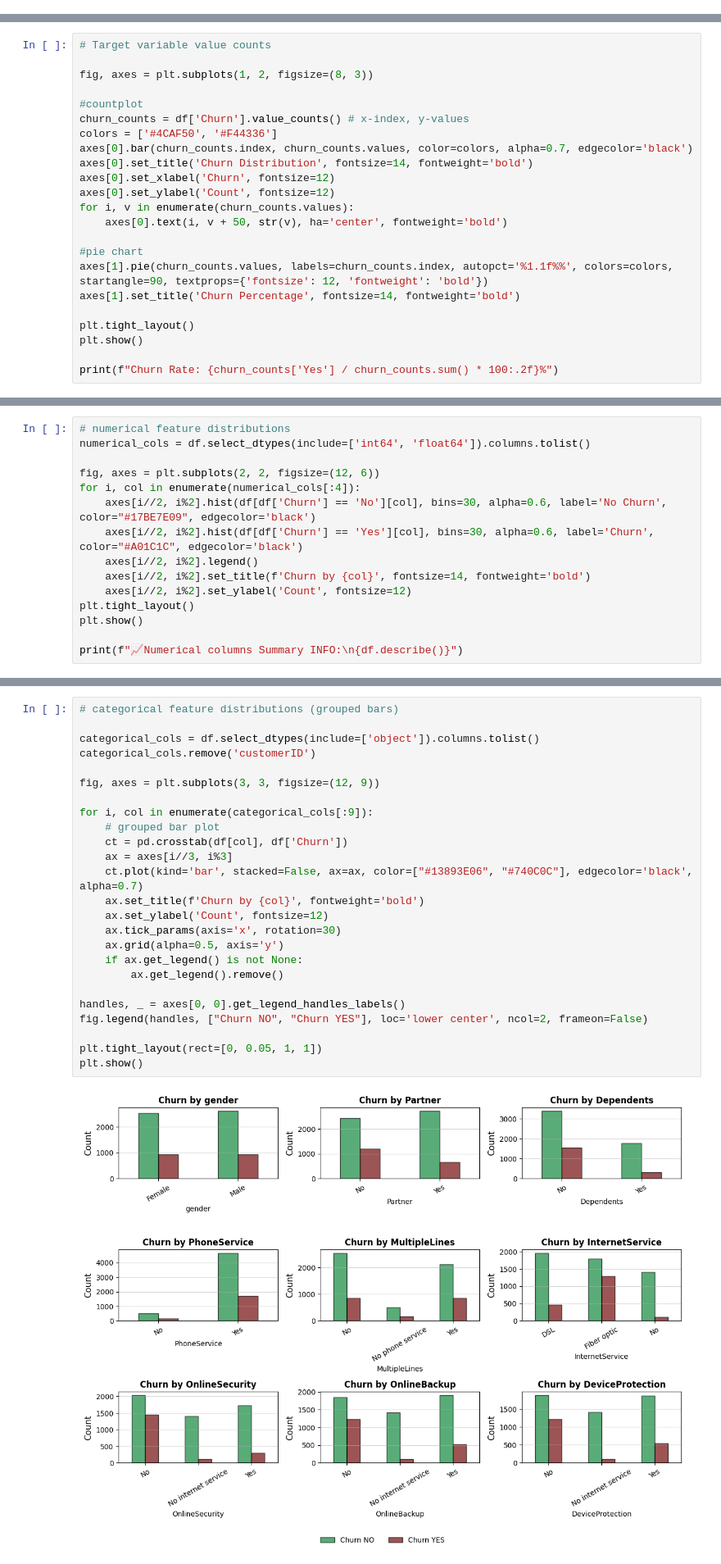
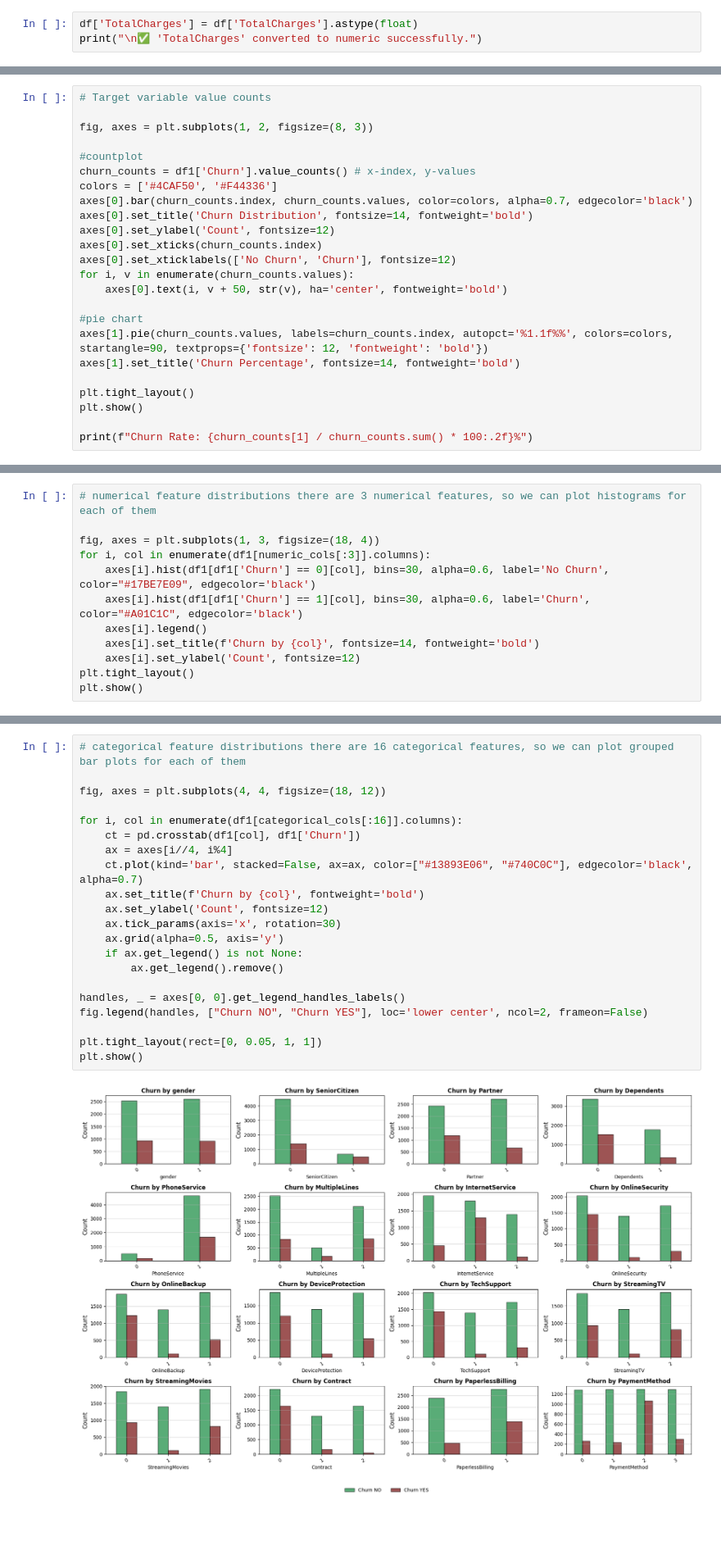
Before and after one commit to Mkrishna253/Telco-Customer-Churn-Predictor, a Jupyter notebook: Customer_churn.ipynb, the cells around one changed output, grey strips where cells are left out. Shown at 82% size. Cells and saved outputs as stored; diff of their text form; blank space fills up the shorter version.

```diff
--- a/Customer_churn.ipynb
+++ b/Customer_churn.ipynb
@@ -55,0 +87,3 @@ print("✅ Converted 'TotalCharges' to numeric and handled missing values.")
+# %%
+df['TotalCharges'] = df['TotalCharges'].astype(float)
+print("\n✅ 'TotalCharges' converted to numeric successfully.")
@@ -59,12 +149,13 @@ print("✅ Converted 'TotalCharges' to numeric and handled missing values.")
 fig, axes = plt.subplots(1, 2, figsize=(8, 3))
 
 #countplot
-churn_counts = df['Churn'].value_counts() # x-index, y-values
+churn_counts = df1['Churn'].value_counts() # x-index, y-values
 colors = ['#4CAF50', '#F44336']
 axes[0].bar(churn_counts.index, churn_counts.values, color=colors, alpha=0.7, edgecolor='black')
 axes[0].set_title('Churn Distribution', fontsize=14, fontweight='bold')
-axes[0].set_xlabel('Churn', fontsize=12)
 axes[0].set_ylabel('Count', fontsize=12)
+axes[0].set_xticks(churn_counts.index)
+axes[0].set_xticklabels(['No Churn', 'Churn'], fontsize=12)
 for i, v in enumerate(churn_counts.values):
     axes[0].text(i, v + 50, str(v), ha='center', fontweight='bold')
 
@@ -75,5 +166,5 @@ axes[1].set_title('Churn Percentage', fontsize=14, fontweight='bold')
 plt.tight_layout()
 plt.show()
 
-print(f"Churn Rate: {churn_counts['Yes'] / churn_counts.sum() * 100:.2f}%")
+print(f"Churn Rate: {churn_counts[1] / churn_counts.sum() * 100:.2f}%")
 # %% [output]
@@ -82,16 +181,13 @@ Churn Rate: 26.54%
 # %%
-# numerical feature distributions
-numerical_cols = df.select_dtypes(include=['int64', 'float64']).columns.tolist()
+# numerical feature distributions there are 3 numerical features, so we can plot histograms for each of them
 
-fig, axes = plt.subplots(2, 2, figsize=(12, 6))
-for i, col in enumerate(numerical_cols[:4]):
-    axes[i//2, i%2].hist(df[df['Churn'] == 'No'][col], bins=30, alpha=0.6, label='No Churn', color="#17BE7E09", edgecolor='black')
-    axes[i//2, i%2].hist(df[df['Churn'] == 'Yes'][col], bins=30, alpha=0.6, label='Churn', color="#A01C1C", edgecolor='black')
-    axes[i//2, i%2].legend()
-    axes[i//2, i%2].set_title(f'Churn by {col}', fontsize=14, fontweight='bold')
-    axes[i//2, i%2].set_ylabel('Count', fontsize=12)
+fig, axes = plt.subplots(1, 3, figsize=(18, 4))
+for i, col in enumerate(df1[numeric_cols[:3]].columns):
+    axes[i].hist(df1[df1['Churn'] == 0][col], bins=30, alpha=0.6, label='No Churn', color="#17BE7E09", edgecolor='black')
+    axes[i].hist(df1[df1['Churn'] == 1][col], bins=30, alpha=0.6, label='Churn', color="#A01C1C", edgecolor='black')
+    axes[i].legend()
+    axes[i].set_title(f'Churn by {col}', fontsize=14, fontweight='bold')
+    axes[i].set_ylabel('Count', fontsize=12)
 plt.tight_layout()
 plt.show()
-
-print(f"📈Numerical columns Summary INFO:\n{df.describe()}")
 # %% [output]
@@ -109,30 +198,26 @@ max         1.000000    72.000000      118.750000   8684.800000
 # %%
-# categorical feature distributions (grouped bars)
+# categorical feature distributions there are 16 categorical features, so we can plot grouped bar plots for each of them
 
-categorical_cols = df.select_dtypes(include=['object']).columns.tolist()
-categorical_cols.remove('customerID')
+fig, axes = plt.subplots(4, 4, figsize=(18, 12))
 
-fig, axes = plt.subplots(3, 3, figsize=(12, 9))
-
-for i, col in enumerate(categorical_cols[:9]):
-    # grouped bar plot
-    ct = pd.crosstab(df[col], df['Churn'])
-    ax = axes[i//3, i%3]
+for i, col in enumerate(df1[categorical_cols[:16]].columns):
+    ct = pd.crosstab(df1[col], df1['Churn'])
+    ax = axes[i//4, i%4]
     ct.plot(kind='bar', stacked=False, ax=ax, color=["#13893E06", "#740C0C"], edgecolor='black', alpha=0.7)
     ax.set_title(f'Churn by {col}', fontweight='bold')
     ax.set_ylabel('Count', fontsize=12)
     ax.tick_params(axis='x', rotation=30)
     ax.grid(alpha=0.5, axis='y')
     if ax.get_legend() is not None:
         ax.get_legend().remove()
 
 handles, _ = axes[0, 0].get_legend_handles_labels()
 fig.legend(handles, ["Churn NO", "Churn YES"], loc='lower center', ncol=2, frameon=False)
 
 plt.tight_layout(rect=[0, 0.05, 1, 1])
 plt.show()
 # %% [output]
-[figure, old version]
+[figure, new version]
 # %%
 # Correlation heatmap
 
```
Also changed, not shown: parts of 31 cells of this notebook.
